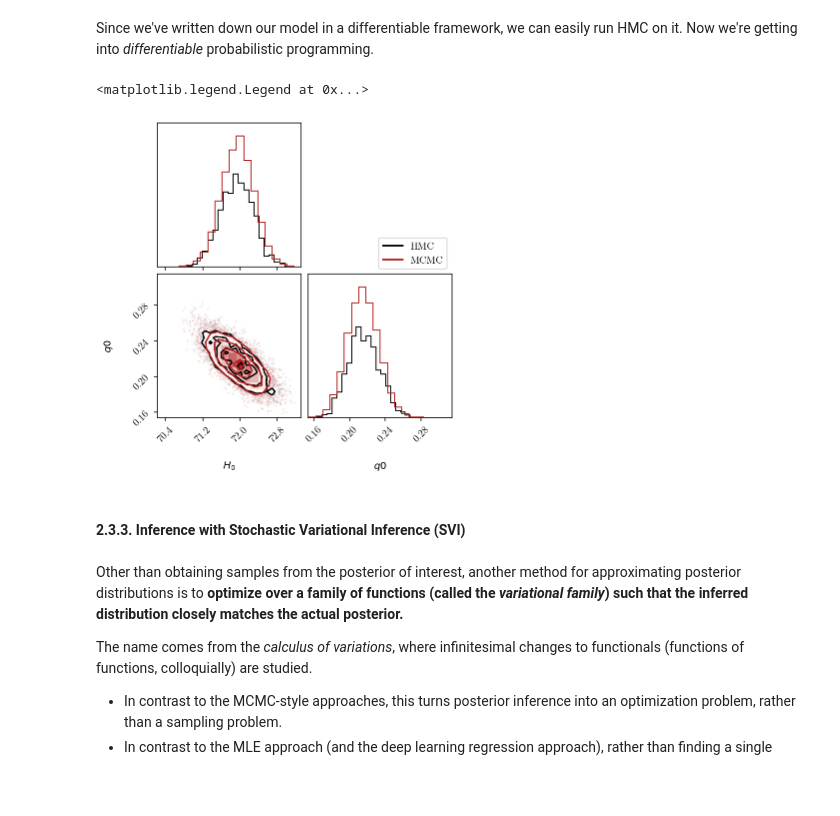
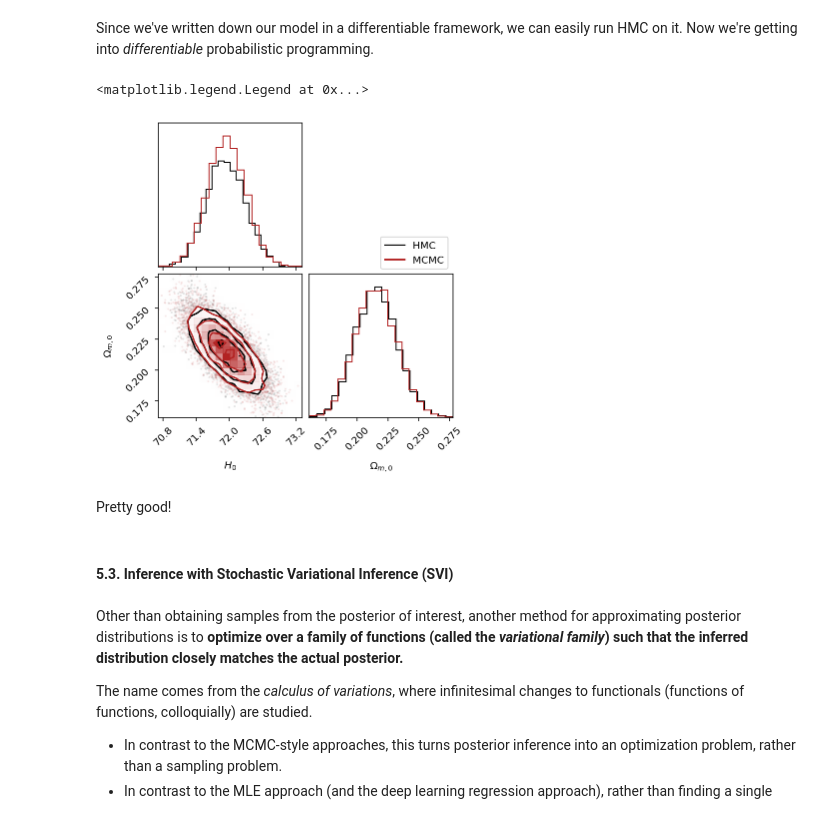
Before and after one commit to smsharma/deep-prob-prog-tutorials, a Jupyter notebook: 01_mcmc_and_vi.ipynb, the cells around one changed output. Drawn from its saved outputs; the diff is of its cells as text; code cells hidden in the pictures; blank space fills up the shorter version.

```diff
--- a/01_mcmc_and_vi.ipynb
+++ b/01_mcmc_and_vi.ipynb
@@ -233,7 +298,10 @@ def log_prob(theta, x, y, y_err):
 # %%
-sampler = emcee.EnsembleSampler(nwalkers=32, ndim=2, log_prob_fn=log_prob, args=(zs, mm, dm))
-pos = soln.x + 1e-4 * np.random.randn(32, 2)
-sampler.run_mcmc(pos, 5000, progress=True);
+n_walkers = 32
+
+sampler = emcee.EnsembleSampler(nwalkers=n_walkers, ndim=2, log_prob_fn=log_prob_vmap, args=(zs, mm, dm), vectorize=True)
+pos = soln.x + 1e-4 * np.random.randn(n_walkers, 2)
+
+sampler.run_mcmc(initial_state=pos, nsteps=5000, progress=True);
 # %%
 samples_emcee = sampler.get_chain(discard=1000, thin=15, flat=True)
 # %%
@@ -303,14 +373,14 @@ Defining the model in `Pyro` follows the above PGM closely
 # %%
 def model(x, y, yerr):
-    """ Model definition in Pyro
+    """ Model definition in NumPyro
     """
 
     # Stochastic nodes
     H0 = 100 * numpyro.sample("h0", dist.Uniform(0.1, 1.0))
-    q0 = numpyro.sample("q0", dist.Uniform(0., 1.))
+    OmM0 = numpyro.sample("OmM0", dist.Uniform(0., 1.))
 
     # Deterministic node
-    y_pred = numpyro.deterministic("y_pred", mu_pred_vmap(x, H0, q0) + 25.)
+    y_pred = numpyro.deterministic("y_pred", mu_pred_vmap(x, H0, OmM0) + 25.)
 
     # N different independent observations
     with numpyro.plate('observed_data', len(y)):
@@ -339,27 +409,29 @@ Since we've written down our model in a differentiable framework, we can easily
 # %%
 nuts_kernel = NUTS(model)
 
-mcmc = MCMC(nuts_kernel, num_samples=2000, num_warmup=500)
+mcmc = MCMC(nuts_kernel, num_samples=5000, num_warmup=500)
 rng_key = jax.random.PRNGKey(1)
 mcmc.run(rng_key, zs, mm, dm)
 # %%
 samples_hmc = {k: v for k, v in mcmc.get_samples().items()}
-samples_hmc = np.array([samples_hmc['h0'] * 100, samples_hmc['q0']]).T
+samples_hmc = np.array([samples_hmc['h0'] * 100, samples_hmc['OmM0']]).T
 # %%
 import matplotlib.lines
 
-figure = corner.corner(samples_hmc, labels=[r"$H_0$", r"$q0$"])
+figure = corner.corner(samples_hmc, labels=[r"$H_0$", r"$\Omega_{m,0}$"])
 corner.corner(samples_emcee, fig=figure,weights=np.ones(len(samples_emcee)) / (len(samples_emcee) / len(samples_hmc)), color=color_default);
 
 red_line = matplotlib.lines.Line2D([], [], color='firebrick', label='MCMC')
 black_line = matplotlib.lines.Line2D([], [], color='k', label='HMC')
 
 plt.legend(handles=[black_line, red_line], bbox_to_anchor=(0., 1.0, 1., .0), loc=4)
 # %% [output]
 <matplotlib.legend.Legend at 0x...>
-[figure, old version]
+[figure, new version]
+# %% [markdown]
+Pretty good!
 # %% [markdown]
-#### 2.3.3. Inference with Stochastic Variational Inference (SVI)
+#### 5.3. Inference with Stochastic Variational Inference (SVI)
 # %% [markdown]
 Other than obtaining samples from the posterior of interest, another method for approximating posterior distributions is to **optimize over a family of functions (called the _variational family_) such that the inferred distribution closely matches the actual posterior.**
 
```
Also changed, not shown: parts of 65 cells of this notebook.
